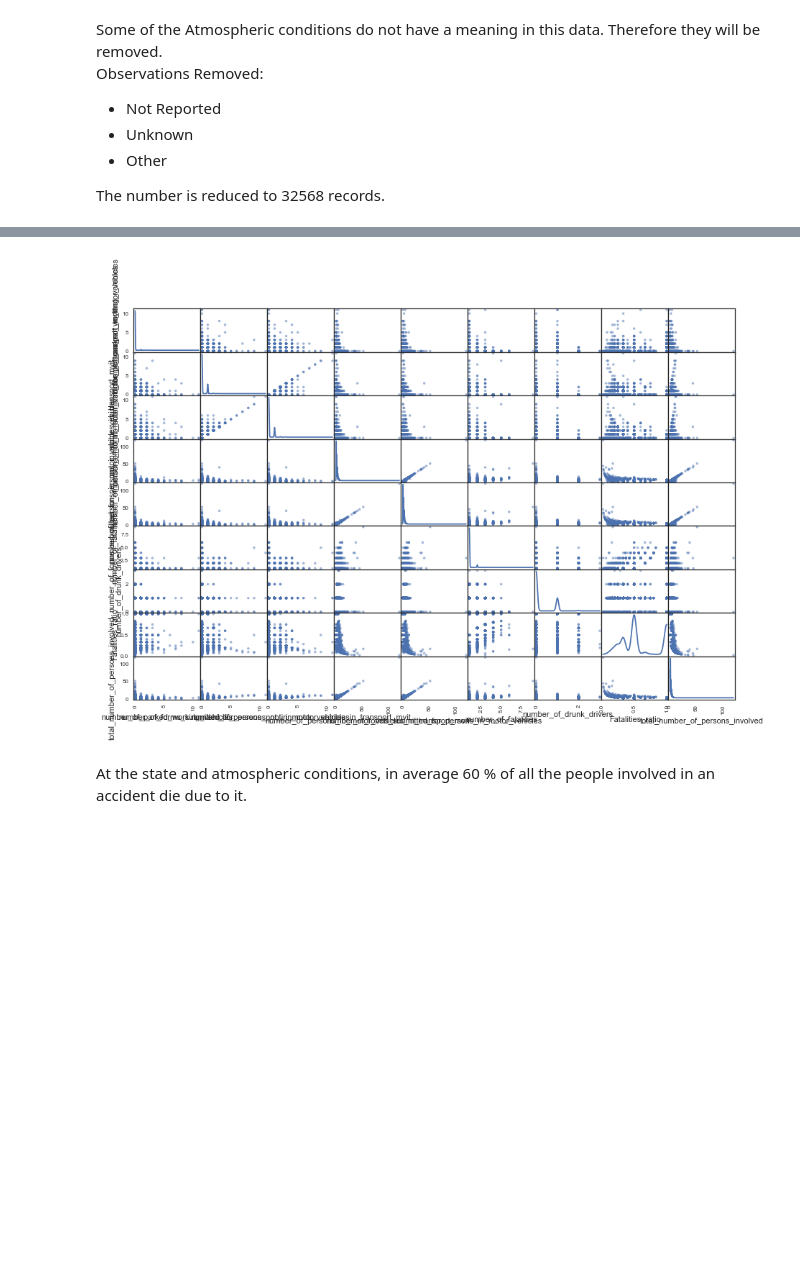
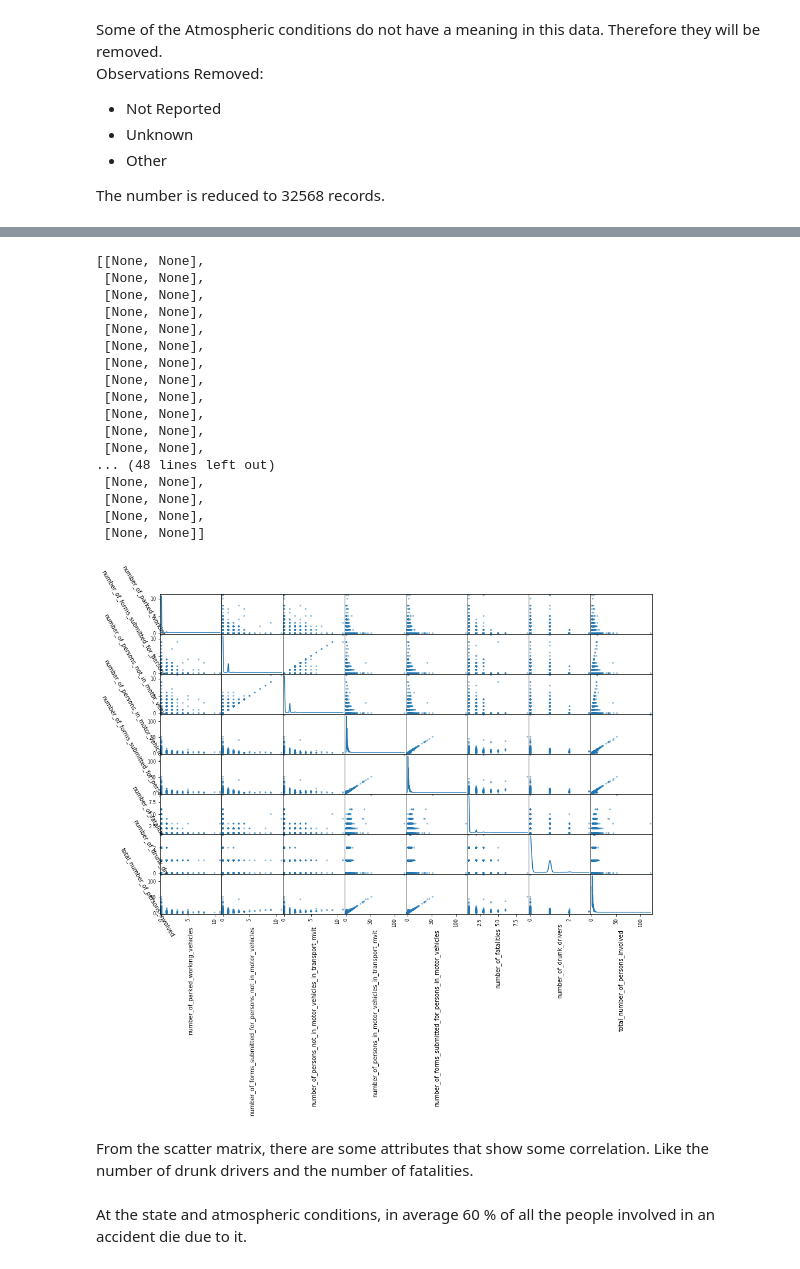
Before and after one commit to ecantu75/DataMining_Lab1, a Jupyter notebook: MSDS_7331_DataMining_Lab1.ipynb, the cells around one changed output, grey strips where cells are left out. Saved outputs shown, nothing was run; the diff lists cells and outputs as text; code cells hidden in the pictures; blank space fills up the shorter version.

Commit message:
ScatterMatrixLabelUpdate

```diff
--- a/MSDS_7331_DataMining_Lab1.ipynb
+++ b/MSDS_7331_DataMining_Lab1.ipynb
@@ -588,9 +585,33 @@ filteredAcc = Accident_forScatter[Accident_forScatter['atmospheric_conditions_na
 # %%
 from pandas.tools.plotting import scatter_matrix
 
 ax = scatter_matrix(filteredAcc,figsize=(15, 10),diagonal='kde')
+#y labels
+[plt.setp(item.yaxis.get_label(), 'size', 10,  rotation=300) for item in ax.ravel()]
+
+#x labels
+[plt.setp(item.xaxis.get_label(), 'size', 10, rotation=90) for item in ax.ravel()]
 # %% [output]
+[[None, None],
+ [None, None],
+ [None, None],
+ [None, None],
+ [None, None],
+ [None, None],
+ [None, None],
+ [None, None],
+ [None, None],
+ [None, None],
+ [None, None],
+ [None, None],
+... (48 lines left out)
+ [None, None],
+ [None, None],
+ [None, None],
+ [None, None]]
-[figure, old version]
+[figure, new version]
+# %% [markdown]
+From the scatter matrix, there are some attributes that show some correlation. Like the number of drunk drivers and the number of fatalities.
 # %%
 #Accident_forScatter.transpose()
 # Aggregating the data for the correlation between the atmospheric conditions and the number of fatalities
```
Also changed, not shown: parts of 3 cells of this notebook.
